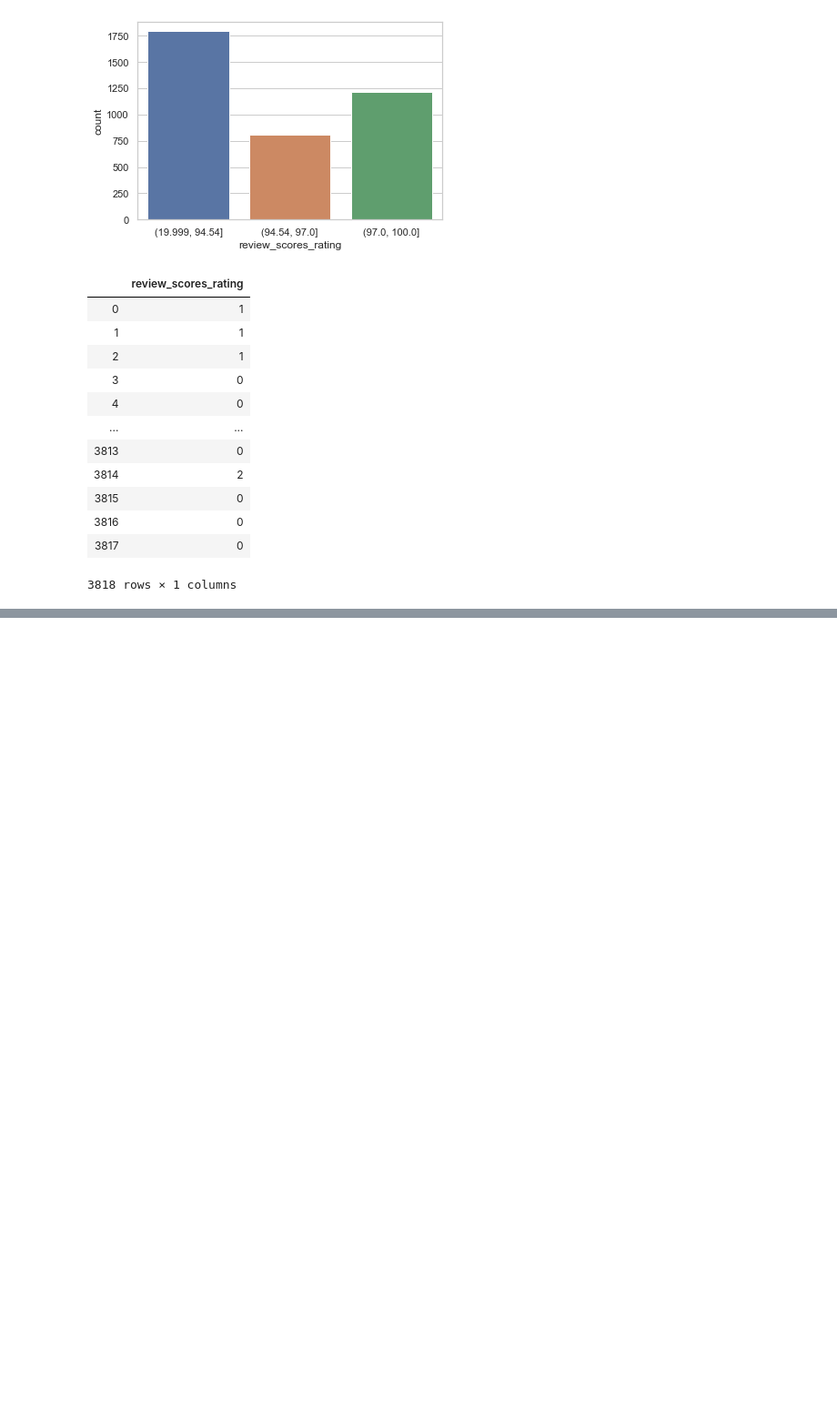
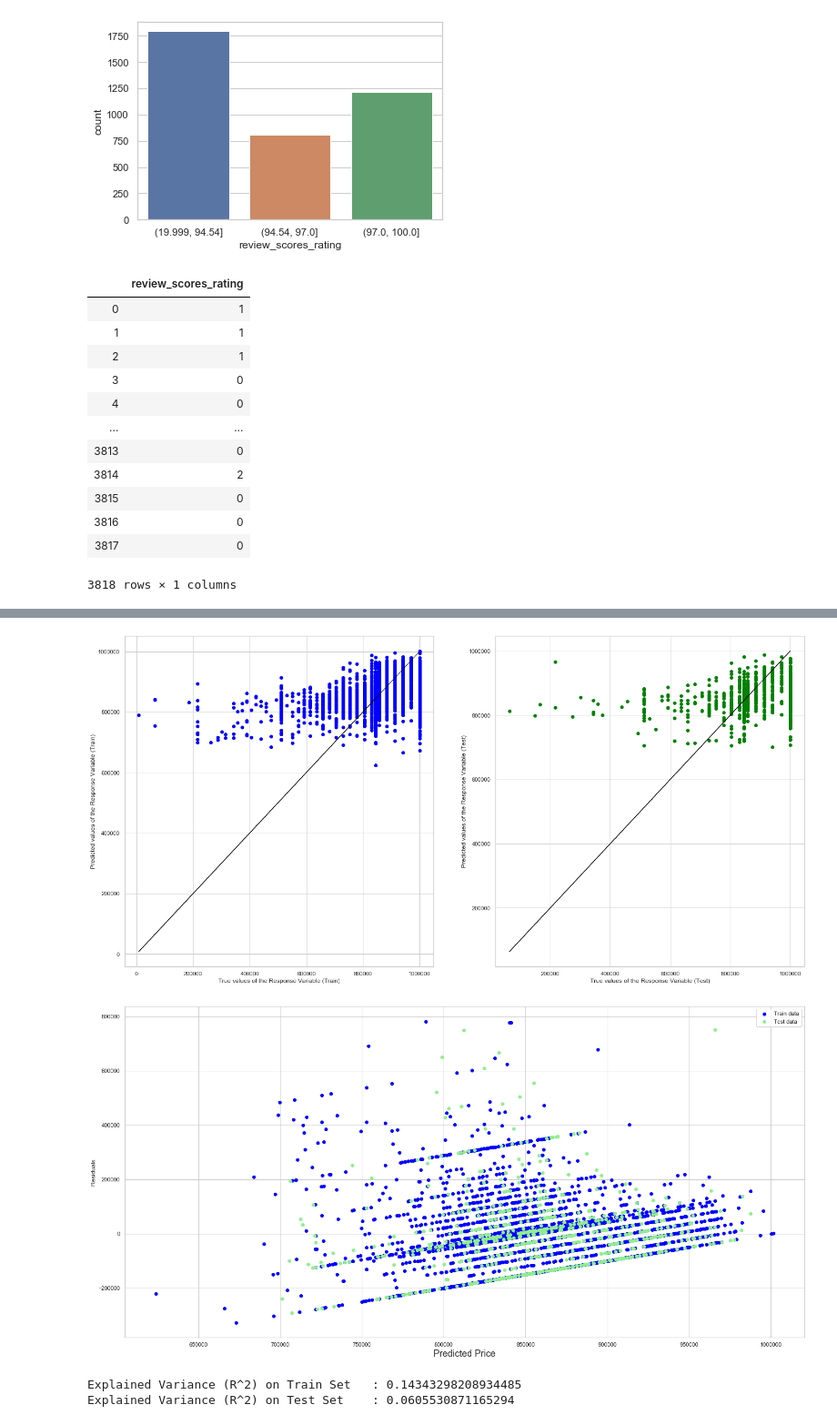
Before and after one commit to wjingyao/1015, a Jupyter notebook: Airbnb.ipynb, the cells around one changed output, grey strips where cells are left out. Shown at 91% size. Saved outputs shown, nothing was run; the diff lists cells and outputs as text; code cells hidden in the pictures; blank space fills up the shorter version.

```diff
--- a/Airbnb.ipynb
+++ b/Airbnb.ipynb
@@ -1002,0 +1043,35 @@ sb.heatmap(confusion_matrix(y_test, y_test_pred),
+# %%
+from sklearn.linear_model import LinearRegression
+linreg = LinearRegression()
+linreg.fit(x_train,y_train)
+
+y_test_pred = linreg.predict(x_test)
+y_train_pred = linreg.predict(x_train)
+# Plot the Predictions vs the True values
+f, axes = plt.subplots(1, 2, figsize=(24, 12))
+axes[0].scatter(y_train, y_train_pred, color = "blue")
+axes[0].plot(y_train, y_train, 'black', linewidth = 1)
+axes[0].set_xlabel("True values of the Response Variable (Train)")
+axes[0].set_ylabel("Predicted values of the Response Variable (Train)")
+axes[1].scatter(y_test, y_test_pred, color = "green")
+axes[1].plot(y_test, y_test, 'black', linewidth = 1)
+axes[1].set_xlabel("True values of the Response Variable (Test)")
+axes[1].set_ylabel("Predicted values of the Response Variable (Test)")
+plt.show()
+
+plt.figure(figsize=(24,12))
+plt.scatter(y_train_pred,  y_train_pred - y_train, c='blue', label='Train data')
+plt.scatter(y_test_pred,  y_test_pred - y_test, c='lightgreen' , label='Test data')
+plt.legend()
+plt.xlabel('Predicted Price', fontsize=18)
+plt.ylabel('Residuals')
+
+plt.show()
+
+print("Explained Variance (R^2) on Train Set \t:", linreg.score(x_train, y_train))
+print("Explained Variance (R^2) on Test Set \t:", linreg.score(x_test, y_test))
+# %% [output]
+[figure, added]
+[figure, added]
+Explained Variance (R^2) on Train Set   : 0.14343298208934485
+Explained Variance (R^2) on Test Set    : 0.0605530871165294
```
Also changed, not shown: parts of 4 cells of this notebook.
